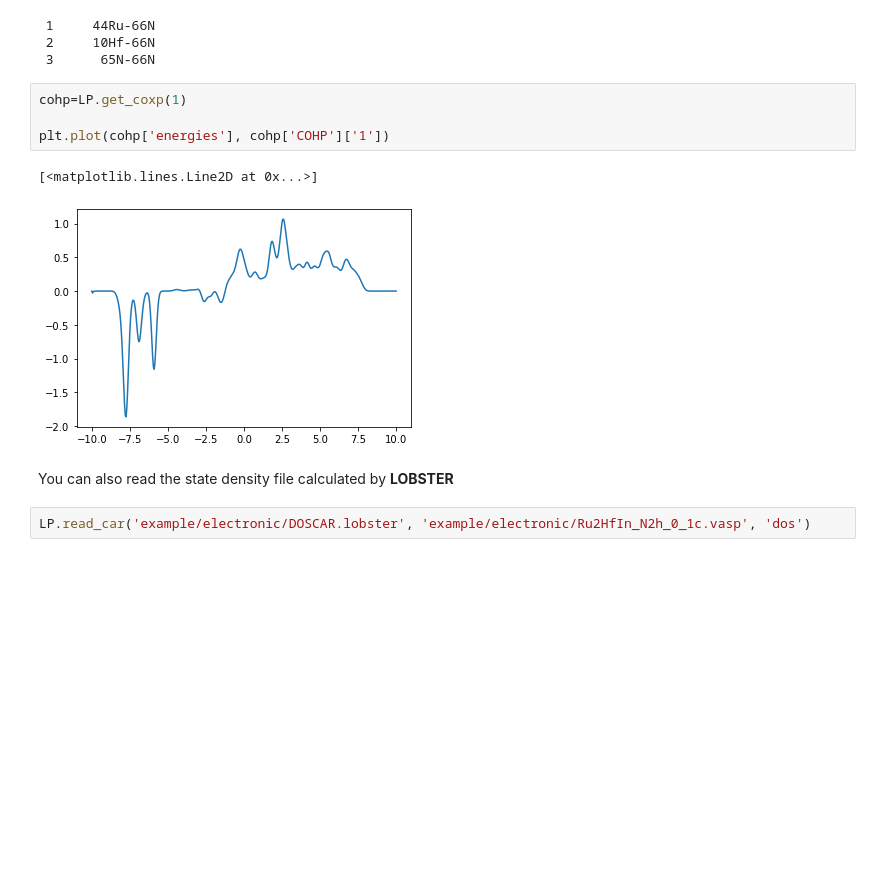
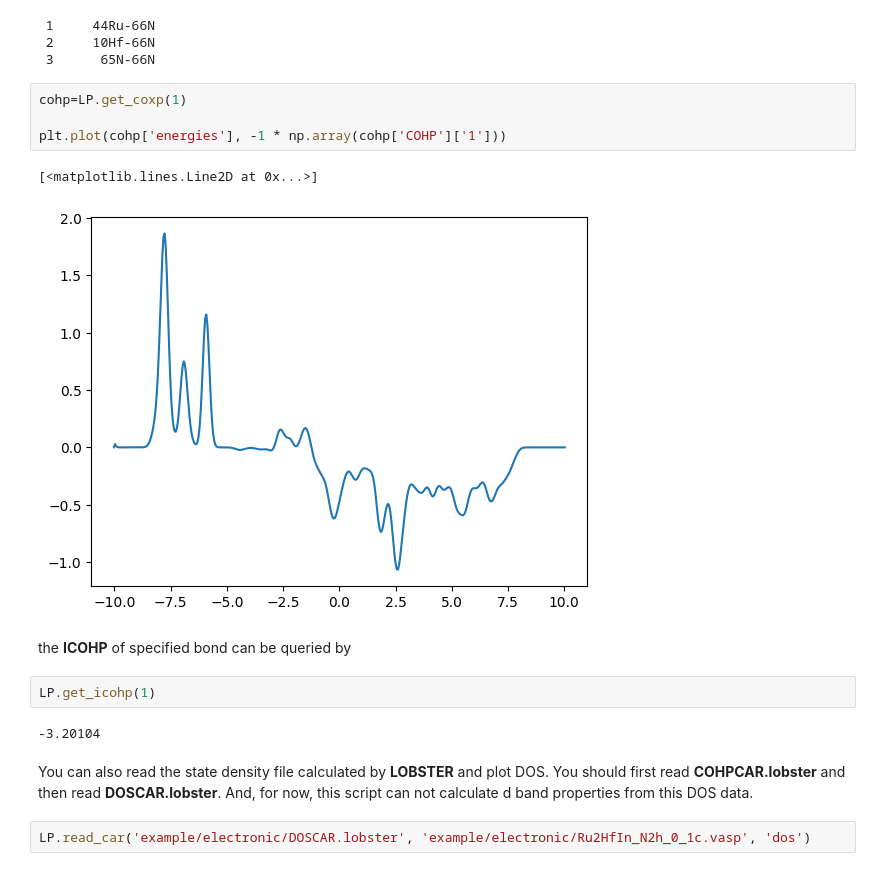
Before and after one commit to jchddd/scripts, a Jupyter notebook: jworkflow/Tutorial-electronic.ipynb, the cells around one changed output. Saved outputs shown, nothing was run; the diff lists cells and outputs as text; blank space fills up the shorter version.

```diff
--- a/jworkflow/Tutorial-electronic.ipynb
+++ b/jworkflow/Tutorial-electronic.ipynb
@@ -65,12 +81,18 @@ LP.show_bonds()
 # %%
 cohp=LP.get_coxp(1)
 
-plt.plot(cohp['energies'], cohp['COHP']['1'])
+plt.plot(cohp['energies'], -1 * np.array(cohp['COHP']['1']))
 # %% [output]
 [<matplotlib.lines.Line2D at 0x...>]
-[figure, old version]
+[figure, new version]
-# %% [markdown]
-You can also read the state density file calculated by **LOBSTER**
+# %% [markdown]
+the **ICOHP** of specified bond can be queried by
+# %%
+LP.get_icohp(1)
+# %% [output]
+-3.20104
+# %% [markdown]
+You can also read the state density file calculated by **LOBSTER** and plot DOS. You should first read **COHPCAR.lobster** and then read **DOSCAR.lobster**. And, for now, this script can not calculate d band properties from this DOS data.
 # %%
 LP.read_car('example/electronic/DOSCAR.lobster', 'example/electronic/Ru2HfIn_N2h_0_1c.vasp', 'dos')
 # %%
```
Also changed, not shown: parts of 6 cells of this notebook.
